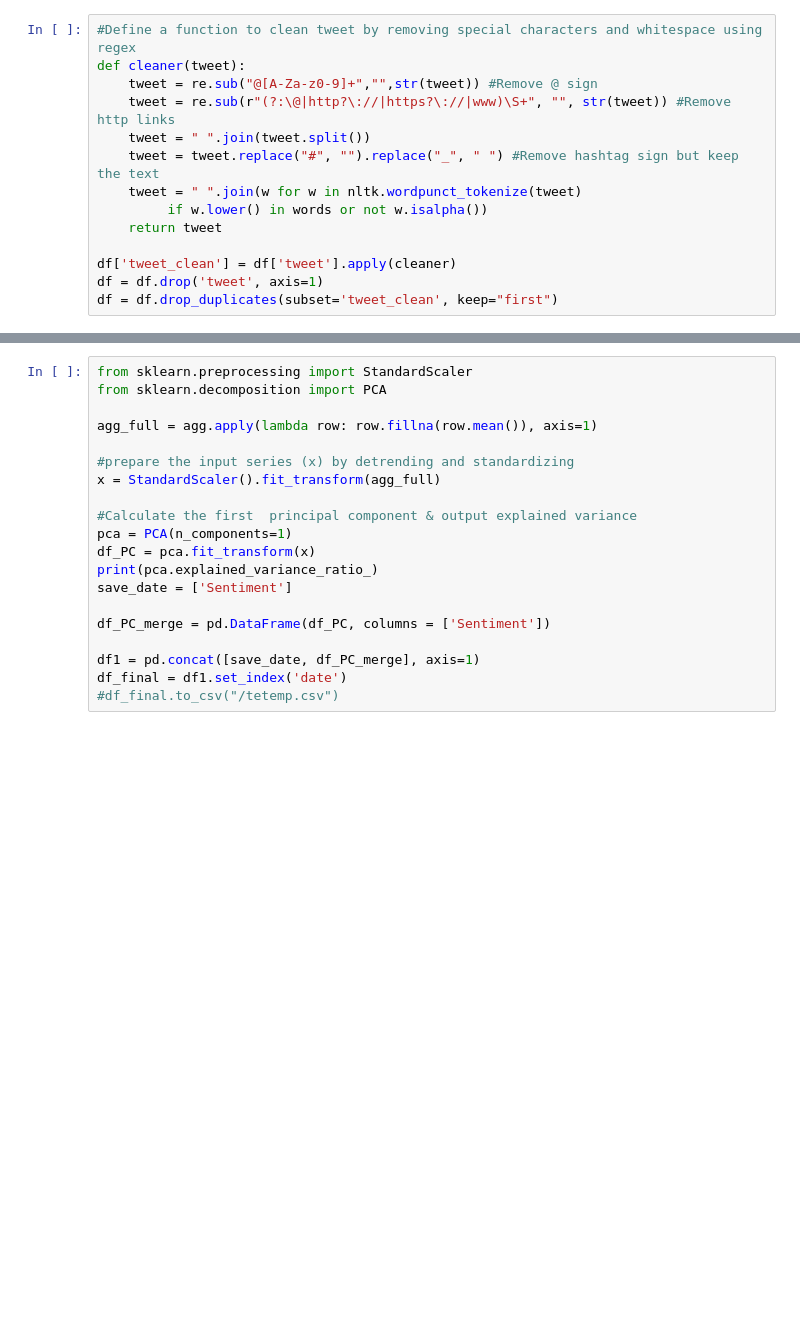
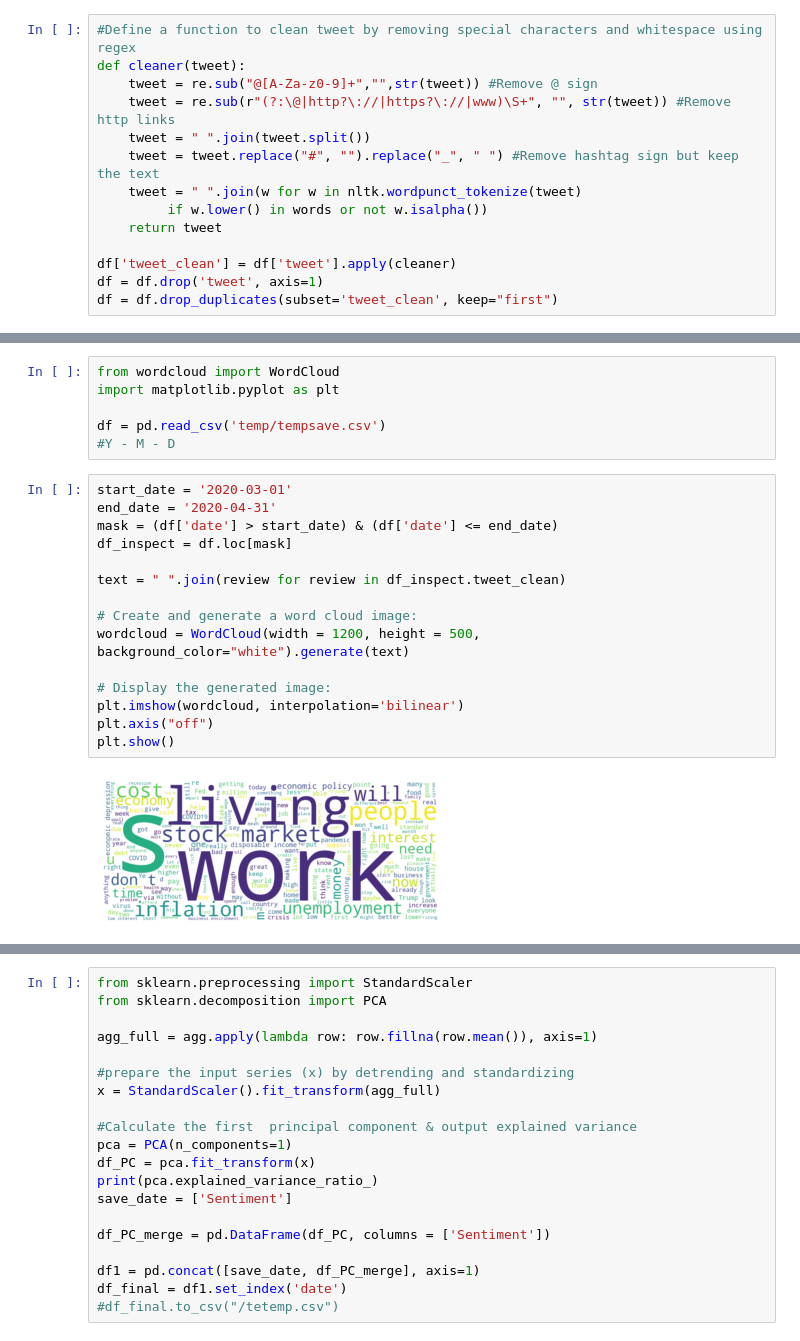
Before and after one commit to willcrossb/RT_sentiment, a Jupyter notebook: analysis.ipynb, the cells around one changed output, grey strips where cells are left out. Drawn from its saved outputs; the diff is of its cells as text; blank space fills up the shorter version.

```diff
--- a/analysis.ipynb
+++ b/analysis.ipynb
@@ -271,0 +287,23 @@ The daily aggregated df is: (1846, 5)
+# %%
+from wordcloud import WordCloud
+import matplotlib.pyplot as plt
+
+df = pd.read_csv('temp/tempsave.csv')
+#Y - M - D
+# %%
+start_date = '2020-03-01'
+end_date = '2020-04-31'
+mask = (df['date'] > start_date) & (df['date'] <= end_date)
+df_inspect = df.loc[mask]
+
+text = " ".join(review for review in df_inspect.tweet_clean)
+
+# Create and generate a word cloud image:
+wordcloud = WordCloud(width = 1200, height = 500, background_color="white").generate(text)
+
+# Display the generated image:
+plt.imshow(wordcloud, interpolation='bilinear')
+plt.axis("off")
+plt.show()
+# %% [output]
+[figure, added]
```
Also changed, not shown: parts of 20 cells of this notebook.
